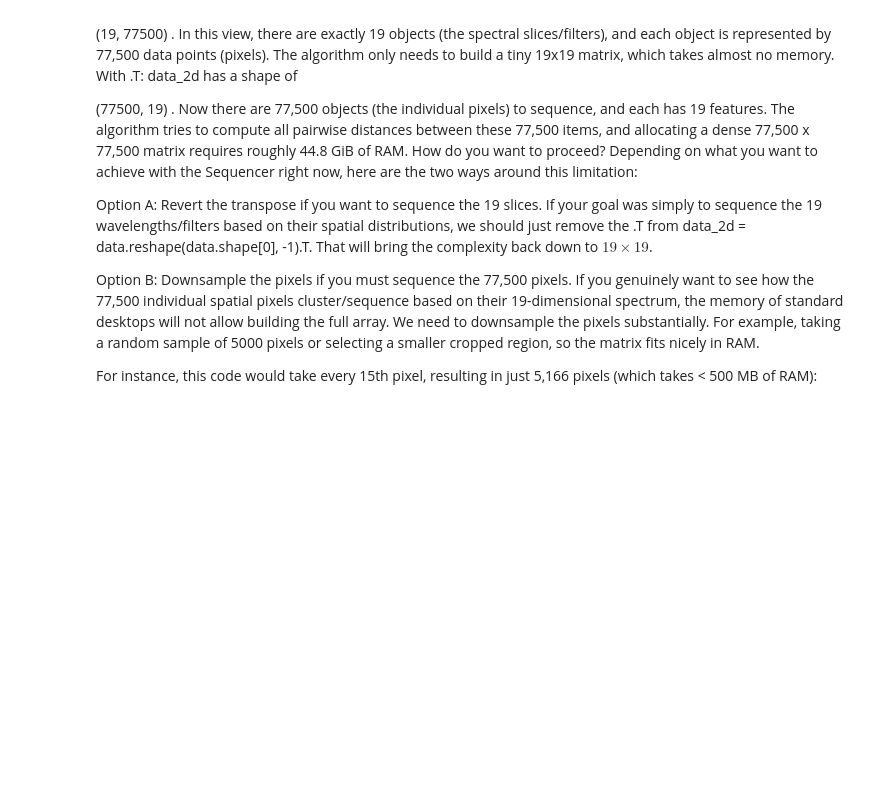
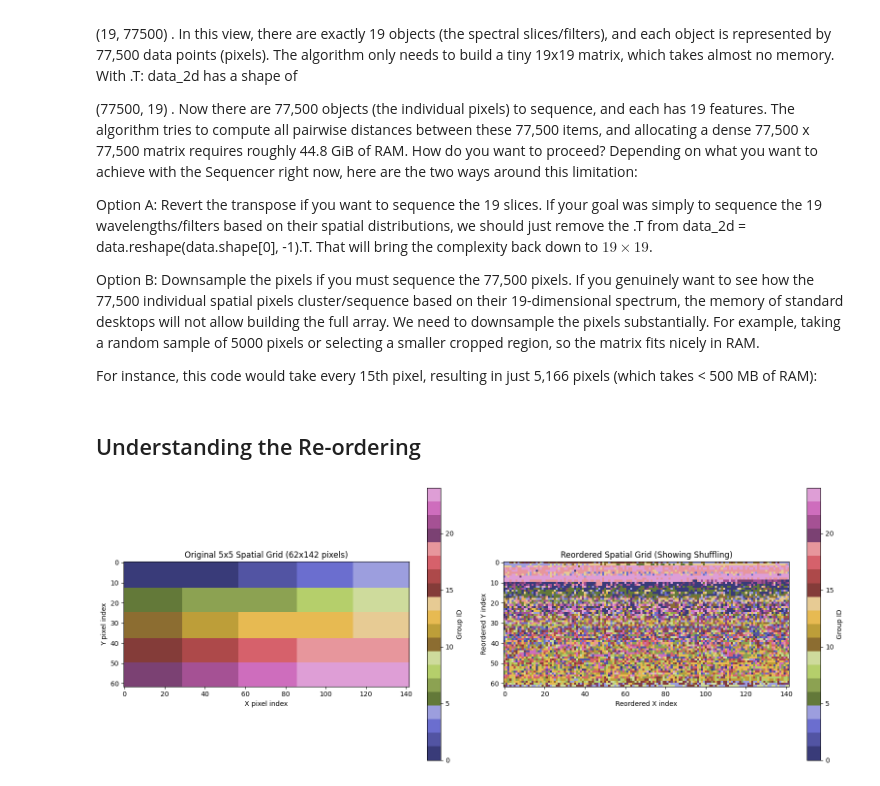
Before and after one commit to dim-papach/sequencer_project, a Jupyter notebook: sequencer_spectra.ipynb, the cells around one changed output. Saved outputs shown, nothing was run; the diff lists cells and outputs as text; code cells hidden in the pictures; blank space fills up the shorter version.

Commit message:
Group of the original pixels and view the ordered scatter

```diff
--- a/sequencer_spectra.ipynb
+++ b/sequencer_spectra.ipynb
@@ -475,0 +437,46 @@ plt.show()
+# %% [markdown]
+## Understanding the Re-ordering
+# %%
+# Grid visualization of spatial reordering
+n_grid = 5  # Set to 5 for a 5x5 grid
+H, W = reduced_data.shape[1], reduced_data.shape[2] # Automatically take correct values
+
+# Create spatial labels for the 5x5 grid
+grid_labels = np.zeros((H, W))
+for r in range(H):
+    for c in range(W):
+        # Determine which grid cell (0-4) the pixel belongs to
+        gr = int(r * n_grid / H)
+        gc = int(c * n_grid / W)
+        # Assign a unique ID for each of the 25 cells
+        grid_labels[r, c] = gr * n_grid + gc
+
+# Flatten labels to match the pixel-wise reordering used in positive_data
+flat_labels = grid_labels.flatten()
+reordered_labels = flat_labels[final_sequence]
+
+# Reshape back to the original spatial dimensions to see the shuffling
+reordered_labels_2d = reordered_labels.reshape(H, W)
+
+plt.figure(figsize=(16, 6))
+
+# Plot 1: Original grid labels (The "Trace")
+plt.subplot(1, 2, 1)
+plt.title(f"Original {n_grid}x{n_grid} Spatial Grid ({H}x{W} pixels)")
+plt.imshow(grid_labels, cmap="tab20b") # Using a discrete colormap for clarity
+plt.colorbar(label="Group ID")
+plt.xlabel("X pixel index")
+plt.ylabel("Y pixel index")
+
+# Plot 2: Reordered grid labels (The "Shuffled Trace")
+plt.subplot(1, 2, 2)
+plt.title("Reordered Spatial Grid (Showing Shuffling)")
+plt.imshow(reordered_labels_2d, cmap="tab20b")
+plt.colorbar(label="Group ID")
+plt.xlabel("Reordered X index")
+plt.ylabel("Reordered Y index")
+
+plt.tight_layout()
+plt.show()
+# %% [output]
+[figure, added]
```
Also changed, not shown: parts of 1 cell of this notebook.
